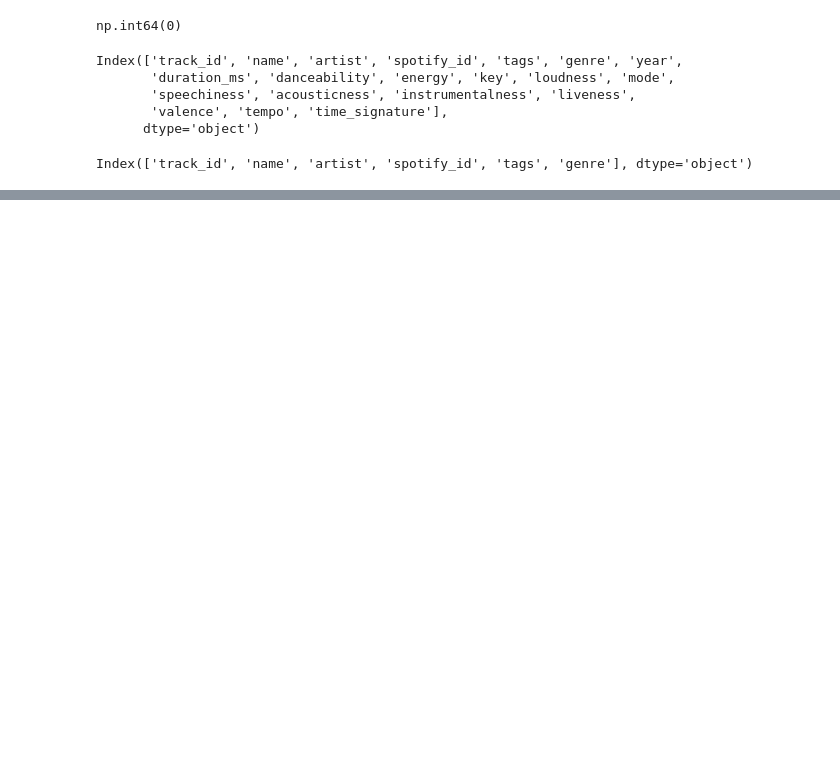
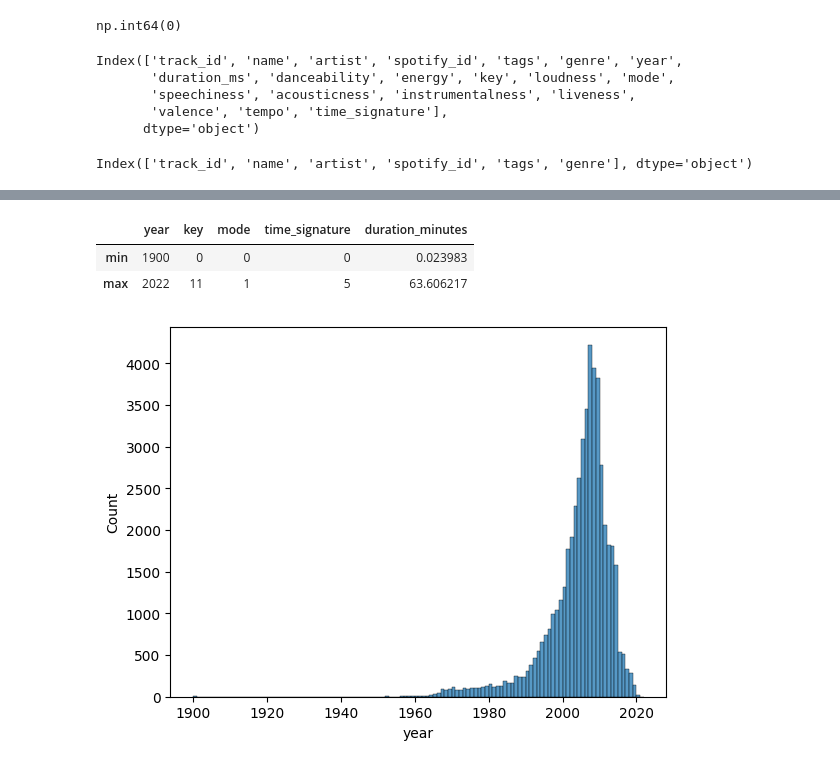
Before and after one commit to yaseenddar/Hybrid-Recommendation-system, a Jupyter notebook: EDA_spotify.ipynb, the cells around one changed output, grey strips where cells are left out. Drawn from its saved outputs; the diff is of its cells as text; code cells hidden in the pictures; blank space fills up the shorter version.

```diff
--- a/EDA_spotify.ipynb
+++ b/EDA_spotify.ipynb
@@ -235,0 +401,18 @@ Index(['track_id', 'name', 'artist', 'spotify_id', 'tags', 'genre'], dtype='obje
+# %%
+# range of data
+(
+    df_songs
+    .loc[:,interger_columns]
+    .assign(duration_minutes=df_songs["duration_ms"].div(1000).div(60))
+    .drop(columns=["duration_ms"])
+    .agg(["min","max"])
+)
+# %% [output]
+|  | year | key | mode | time_signature | duration_minutes |
+| min | 1900 | 0 | 0 | 0 | 0.023983 |
+| max | 2022 | 11 | 1 | 5 | 63.606217 |
+# %%
+sns.histplot(df_songs,x="year",bins=df_songs["year"].max() - df_songs["year"].min())
+plt.show()
+# %% [output]
+[figure, added]
```
Also changed, not shown: parts of 16 cells of this notebook.
